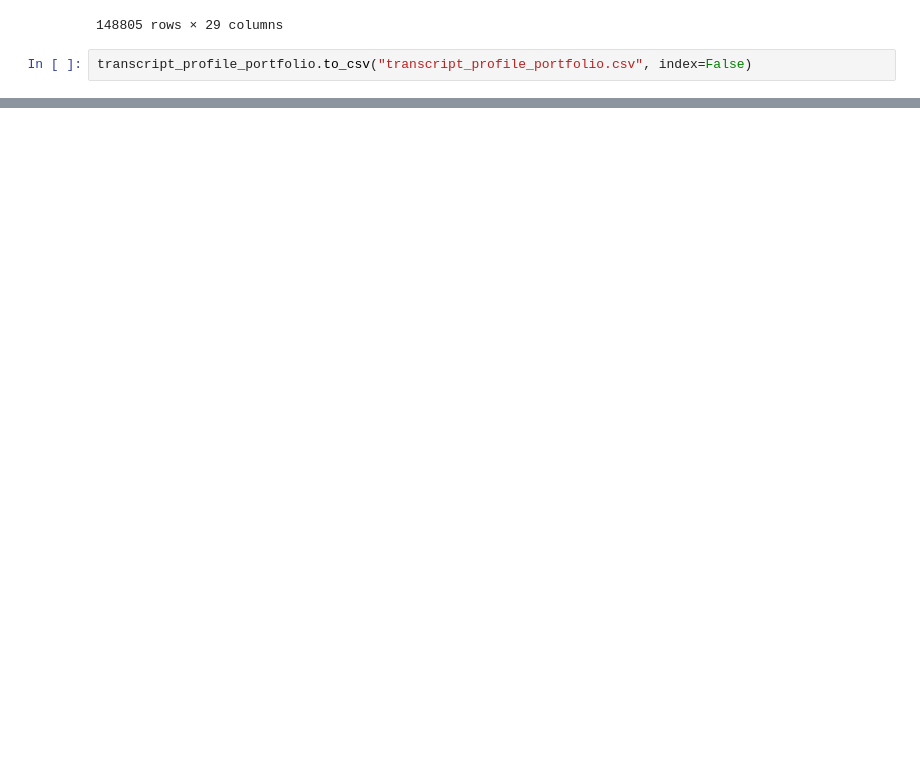
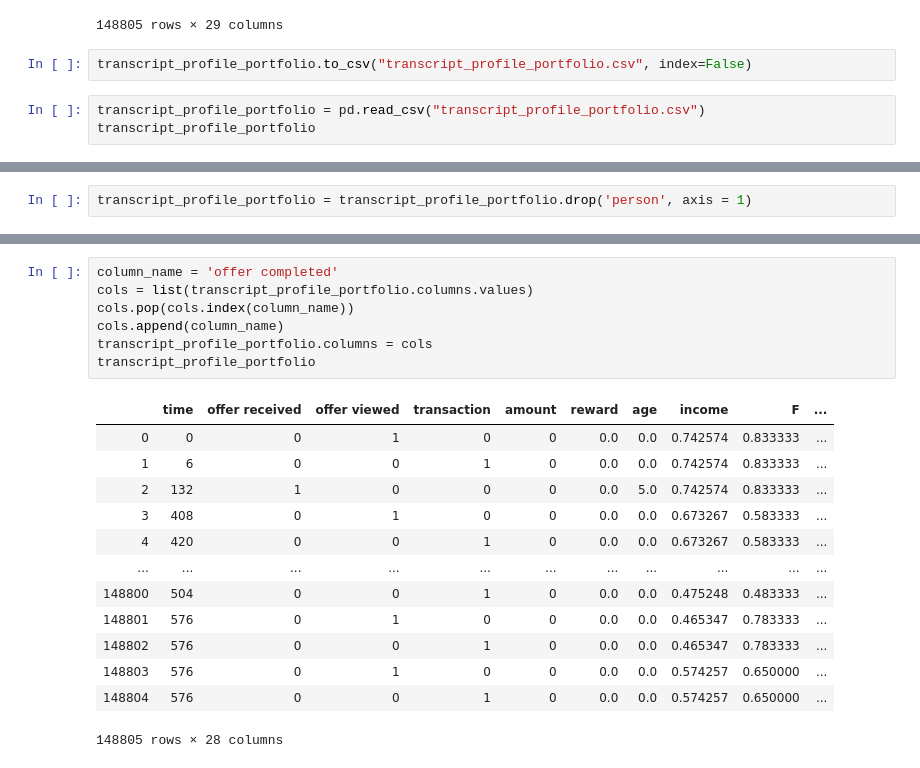
Before and after one commit to sakarayajitesh/Starbucks-Capstone-Project, a Jupyter notebook: Starbucks_Capstone_notebook.ipynb, the cells around one changed output, grey strips where cells are left out. Cells and saved outputs as stored; diff of their text form; blank space fills up the shorter version.

```diff
--- a/Starbucks_Capstone_notebook.ipynb
+++ b/Starbucks_Capstone_notebook.ipynb
@@ -956,3 +956,6 @@ transcript_profile_portfolio
 148805 rows × 29 columns
 # %%
 transcript_profile_portfolio.to_csv("transcript_profile_portfolio.csv", index=False)
+# %%
+transcript_profile_portfolio = pd.read_csv("transcript_profile_portfolio.csv")
+transcript_profile_portfolio
@@ -958,0 +976,2 @@ transcript_profile_portfolio.to_csv("transcript_profile_portfolio.csv", index=Fa
+# %%
+transcript_profile_portfolio = transcript_profile_portfolio.drop('person', axis = 1)
@@ -958,0 +1020,21 @@ transcript_profile_portfolio.to_csv("transcript_profile_portfolio.csv", index=Fa
+# %%
+column_name = 'offer completed'
+cols = list(transcript_profile_portfolio.columns.values)
+cols.pop(cols.index(column_name))
+cols.append(column_name)
+transcript_profile_portfolio.columns = cols
+transcript_profile_portfolio
+# %% [output]
+|  | time | offer received | offer viewed | transaction | amount | reward | age | income | F | ... |
+| 0 | 0 | 0 | 1 | 0 | 0 | 0.0 | 0.0 | 0.742574 | 0.833333 | ... |
+| 1 | 6 | 0 | 0 | 1 | 0 | 0.0 | 0.0 | 0.742574 | 0.833333 | ... |
+| 2 | 132 | 1 | 0 | 0 | 0 | 0.0 | 5.0 | 0.742574 | 0.833333 | ... |
+| 3 | 408 | 0 | 1 | 0 | 0 | 0.0 | 0.0 | 0.673267 | 0.583333 | ... |
+| 4 | 420 | 0 | 0 | 1 | 0 | 0.0 | 0.0 | 0.673267 | 0.583333 | ... |
+| ... | ... | ... | ... | ... | ... | ... | ... | ... | ... | ... |
+| 148800 | 504 | 0 | 0 | 1 | 0 | 0.0 | 0.0 | 0.475248 | 0.483333 | ... |
+| 148801 | 576 | 0 | 1 | 0 | 0 | 0.0 | 0.0 | 0.465347 | 0.783333 | ... |
+| 148802 | 576 | 0 | 0 | 1 | 0 | 0.0 | 0.0 | 0.465347 | 0.783333 | ... |
+| 148803 | 576 | 0 | 1 | 0 | 0 | 0.0 | 0.0 | 0.574257 | 0.650000 | ... |
+| 148804 | 576 | 0 | 0 | 1 | 0 | 0.0 | 0.0 | 0.574257 | 0.650000 | ... |
+148805 rows × 28 columns
```
Also changed, not shown: parts of 18 cells of this notebook.
